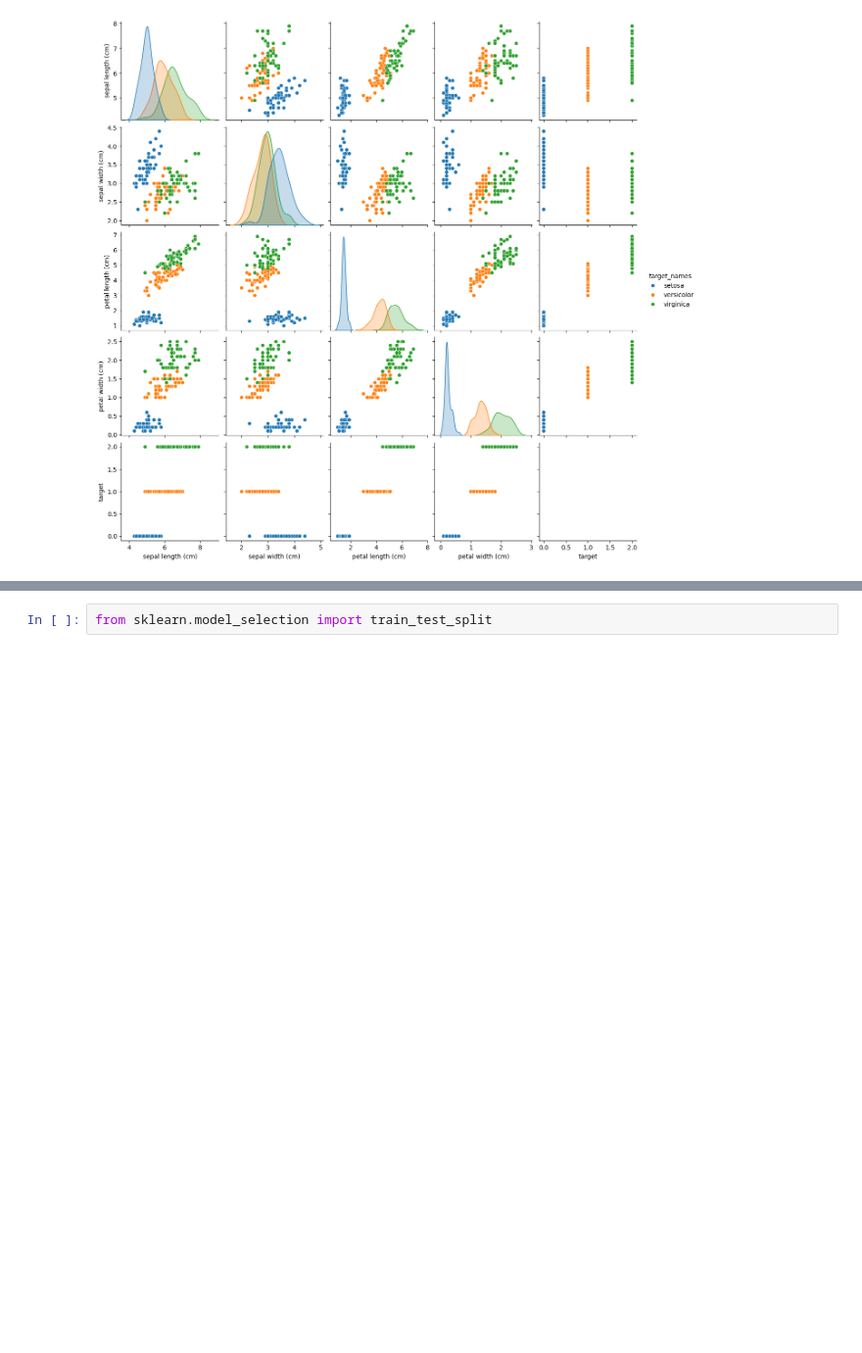
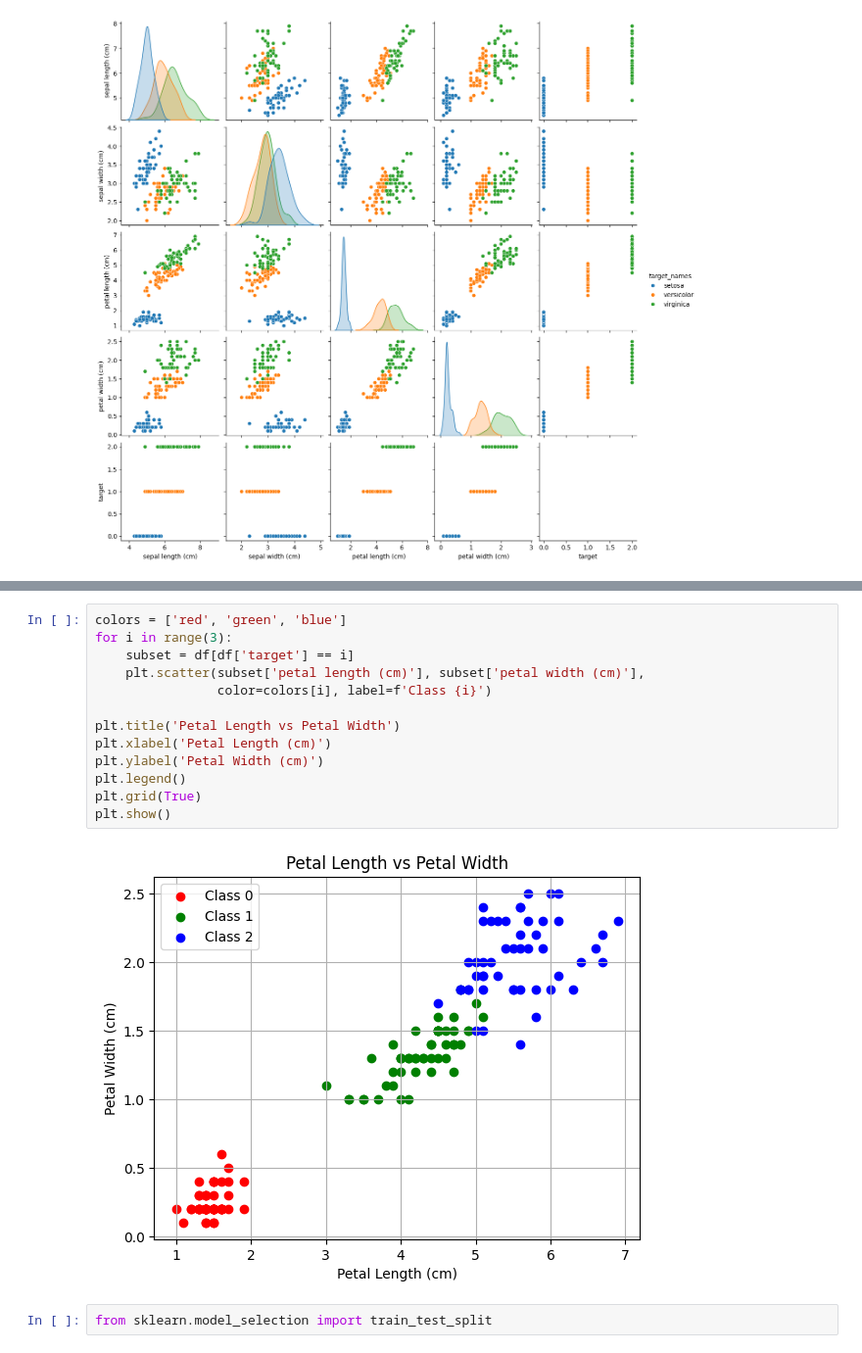
Before and after one commit to jvikramsrd/iris-classification, a Jupyter notebook: Untitled.ipynb, the cells around one changed output, grey strips where cells are left out. Shown at 98% size. Saved outputs shown, nothing was run; the diff lists cells and outputs as text; blank space fills up the shorter version.

```diff
--- a/Untitled.ipynb
+++ b/Untitled.ipynb
@@ -90,3 +106,18 @@ sns.pairplot(df,hue="target_names")
+# %%
+colors = ['red', 'green', 'blue']
+for i in range(3):
+    subset = df[df['target'] == i]
+    plt.scatter(subset['petal length (cm)'], subset['petal width (cm)'],
+                color=colors[i], label=f'Class {i}')
+
+plt.title('Petal Length vs Petal Width')
+plt.xlabel('Petal Length (cm)')
+plt.ylabel('Petal Width (cm)')
+plt.legend()
+plt.grid(True)
+plt.show()
+# %% [output]
+[figure, added]
 # %%
 from sklearn.model_selection import train_test_split
 # %%
```
Also changed, not shown: parts of 2 cells of this notebook.
